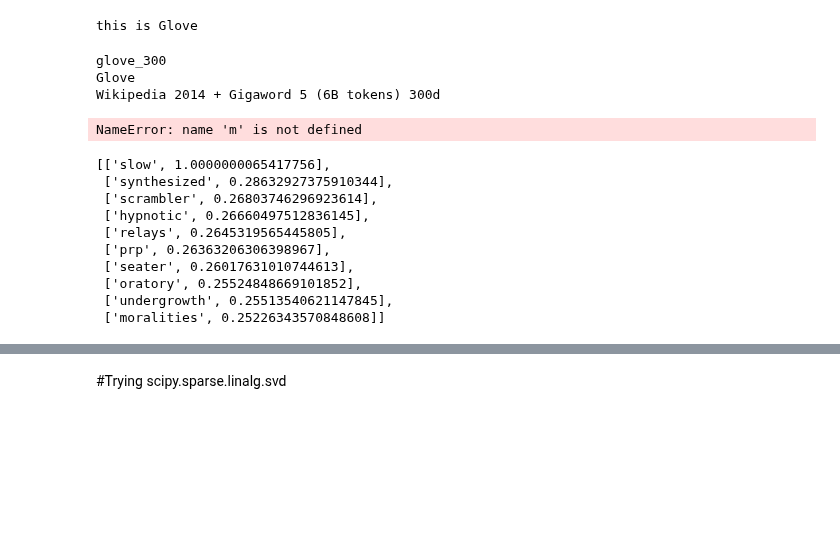
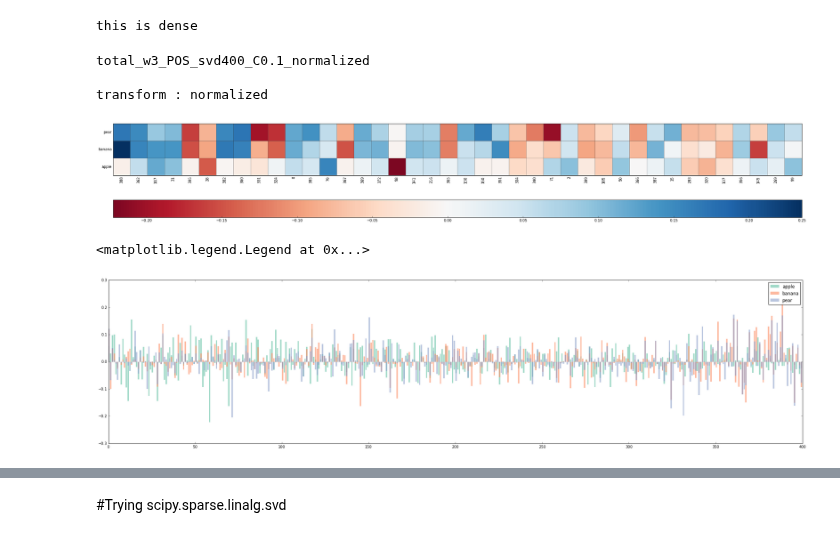
Before and after one commit to undertherain/vsmlib, a Jupyter notebook: python/matrices.ipynb, the cells around one changed output, grey strips where cells are left out. Cells and saved outputs as stored; diff of their text form; code cells hidden in the pictures; blank space fills up the shorter version.

```diff
--- a/python/matrices.ipynb
+++ b/python/matrices.ipynb
@@ -25,7 +25,8 @@ from io import BytesIO
 import vsmlib
 from vsmlib.visualize import draw_features,draw_features_and_similarity,plotvectors,wordlist_to_rows,rows_to_img_array
 %matplotlib inline
-mpl.rcParams['figure.figsize'] = (17.5, 8.0)
+mpl.rcParams['figure.figsize'] = (34, 8.0)
+import brewer2mpl
 # %%
 def display_pil_image(im):
    """Displayhook function for PIL Images, rendered as PNG."""
@@ -46,9 +47,9 @@ if socket.gethostname()=="rc017.m.gsic.titech.ac.jp":  dir_root="/home/blackbird
 #imp.reload(vsmlib.model)
 
 #models=[]
-#m=vsmlib.model.load_from_dir("/mnt/work/nlp_scratch/total_w3_POS_svd400_C0.1")
+m=vsmlib.model.load_from_dir("/mnt/work/nlp_scratch/total_w3_POS_svd400_C0.1")
 #m=vsmlib.model.load_from_dir("/mnt/work/nlp_scratch/glove/glove.840B.300d")
-m=vsmlib.model.load_from_dir("/mnt/work/nlp_scratch/glove/glove.6b.wiki_giga")
+#m=vsmlib.model.load_from_dir("/mnt/work/nlp_scratch/glove/glove.6b.wiki_giga")
 
 #m=vsmlib.model.load_from_dir("/storage/scratch/_w2v")
 #m=vsmlib.model.load_from_dir("/storage/scratch/SVD/explicit_BNC_w3_pos_svd_400_C0.1")
@@ -56,40 +57,27 @@ m=vsmlib.model.load_from_dir("/mnt/work/nlp_scratch/glove/glove.6b.wiki_giga")
 #print(m.vocabulary.get_id("apple"))
 #m.vocabulary.get_word_by_id(3241)
 # %% [output]
-this is Glove
+this is dense
 # %%
 #m.clip_negatives()
 #m = svd;
-#m.normalize()
+m.normalize()
 print(m.name)
 print(m.provenance)
 #m.vocabulary.lst_words
 # %% [output]
-glove_300
-Glove
-Wikipedia 2014 + Gigaword 5 (6B tokens) 300d
+total_w3_POS_svd400_C0.1_normalized
+
+transform : normalized
 # %%
 #words_of_interest=["germany","berlin","japan","tokyo"]
 #words_of_interest=["fast","quick","rapid", "swift", "slow","sluggish", "delayed","apple"]
 words_of_interest=["apple","banana","pear"]
 #draw_features_and_similarity(m,words_of_interest)
-#draw_features(m,words_of_interest,num_features=40)
+draw_features(m,words_of_interest,num_features=40)
 
 #plotvectors(m)
 #print(1)
-m.viz_wordlist(words_of_interest,colored=True,show_legend=True)
+#m.viz_wordlist(words_of_interest,colored=True,show_legend=True)
 # %% [output]
-NameError: name 'm' is not defined
+[figure, added]
-# %%
-m.get_most_similar_words("slow")
-# %% [output]
-[['slow', 1.0000000065417756],
- ['synthesized', 0.28632927375910344],
- ['scrambler', 0.26803746296923614],
- ['hypnotic', 0.26660497512836145],
- ['relays', 0.2645319565445805],
- ['prp', 0.26363206306398967],
- ['seater', 0.26017631010744613],
- ['oratory', 0.25524848669101852],
- ['undergrowth', 0.25513540621147845],
- ['moralities', 0.25226343570848608]]
@@ -95,0 +94,14 @@ m.get_most_similar_words("slow")
+# %%
+fig,ax= plt.subplots()
+colors = brewer2mpl.get_map('Set2', 'qualitative', 8).mpl_colors
+i=0
+for w in words_of_interest:
+    row = m.get_row(w)
+    #plt.scatter(range(0,len(row)), row, label=w, color=colors[i], alpha=0.5, marker='o' )
+    plt.bar(range(0,len(row)), row, color = colors[i], linewidth  = 0, alpha = 0.6,  label=w)
+    i+=1
+ax.set_xlim(0,400)
+plt.legend()
+# %% [output]
+<matplotlib.legend.Legend at 0x...>
+[figure, added]
```
Also changed, not shown: parts of 8 cells of this notebook, 11 other files.
